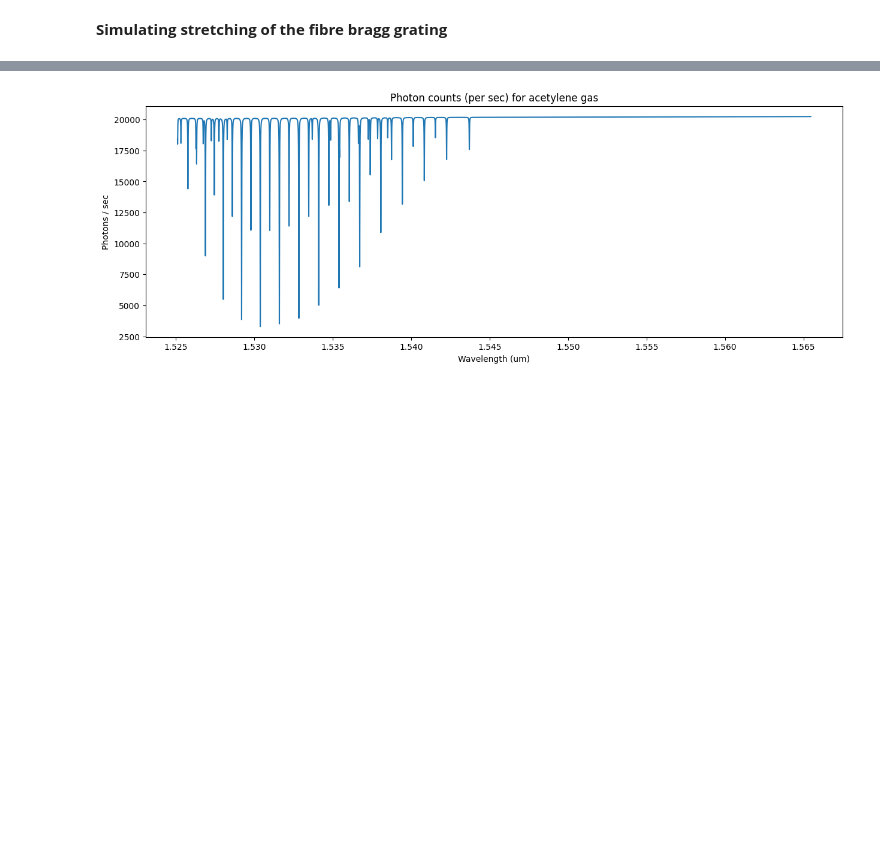
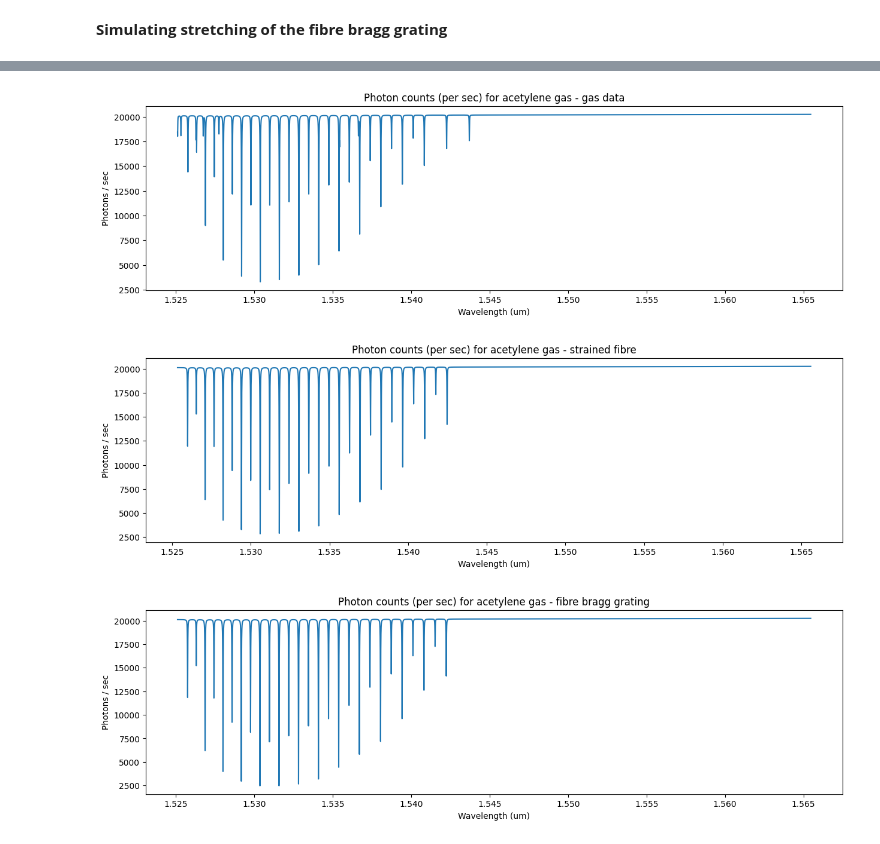
Before and after one commit to SAIL-Labs/FBG-Sensor, a Jupyter notebook: newSimulatingCode_FBG.ipynb, the cells around one changed output, grey strips where cells are left out. Drawn from its saved outputs; the diff is of its cells as text; code cells hidden in the pictures; blank space fills up the shorter version.

```diff
--- a/newSimulatingCode_FBG.ipynb
+++ b/newSimulatingCode_FBG.ipynb
@@ -276,21 +313,19 @@ def blackbodyabsorption(name, wavelength, spectra_data, temp, xlimits, ylimits):
       - wavelength            : loads in the wavelengths
       - spectra_data          : loads in the spectral data
       - temp                  : temperature of the blackbody
-      - xlimits               : user has a choice to input a range of x values (wavelength) i.e.,  [ , ]
-      - ylimits               : user has a choice to input a range of y values (Transmitted Intensity) i.e.,  [ , ]
-      - flux                  : variable consists of the calculated blackbody flux for the given wavelengths
-      - transmitted_intensity : variable consists of the absorption applied to a blackbody of given temperature
+      - xlimits               : user has a choice to input a range of x values (wavelength) i.e.,  [ , ] for the plot
+      - ylimits               : user has a choice to input a range of y values (Transmitted Intensity) i.e.,  [ , ] for the plot
    """
 
    bb = BlackBody(temperature = temp*u.K)
-   wavelength_units = (wavelength*10000)*(u.AA) #confusion regarding the units until cleared leaving it as angstrom
-   flux = bb(wavelength_units)
+   wavelength_units = (wavelength*10000)*(u.AA) #confusion regarding the units until cleared leaving it as angstrom (!!)
+   flux = bb(wavelength_units) #consists of the calculated blackbody flux for the given wavelengths
    transmittance = spectra_data
-   transmitted_intensity = transmittance*flux
+   transmitted_intensity = transmittance*flux #consists of the absorption applied to a blackbody of given temperature
 
    if xlimits is not None or ylimits is not None:
       # Plot with custom limits
-      plt.figure(figsize=(15, 5))
+      plt.figure(figsize=(15, 4))
       plt.plot(wavelength, transmitted_intensity)
       plt.xlim(xlimits)
       plt.ylim(ylimits)
@@ -300,7 +335,7 @@ def blackbodyabsorption(name, wavelength, spectra_data, temp, xlimits, ylimits):
       plt.show()
    else:
       # Plot without custom limits
-      plt.figure(figsize=(15, 5))
+      plt.figure(figsize=(15, 4))
       plt.plot(wavelength, transmitted_intensity)
       plt.title('Blackbody radiation spectrum of' + ' ' + name)
       plt.xlabel('Wavelength (um)')
@@ -421,5 +447,5 @@ def sim_stretch(name, strain, temp_change, thermal_exp_coeff, thermo_optic_coeff
 # %%
 #testing the straining function
 
-interpolatedvals, fbg_transmitted = sim_stretch('acetylene gas', 1e-6, 0, 0.55e-6, 8.6e-6, 0.22, None, [0, 1]) #values for silica, no temperature change
+fibre_wavelength_new, interpolatedvals = simulate_strain('acetylene gas', 1e-4, 0, 0.55e-6, 8.6e-6, 0.22, None, None) #values for silica, no temperature change
 # %% [output]
@@ -434,32 +554,29 @@ def convert_fluxunits_to_photoncounts(name, wavelength, flux, emission_coefficie
         - name                  : input requires the name of the gas to be in the title of the plot,
                                   i.e., 'carbon dioxide gas' or 'carbon dioxide fibre bragg grating'
         - wavelength            : loads in the wavelengths (um)
-        - flux                  : input flux value to be converted into photon counts (erg /(cm2 Hz s sr))
-        - emisson_coefficient   : requires the emission coefficient of the light source filament at a
-                                  particular temperature
+        - flux                  : input flux value to be converted into photon counts. Must be in erg /(cm2 Hz s sr)!
+        - emisson_coefficient   : requires the emission coefficient of the light source filament at a particular temperature
         - area                  : area of the fibre cross-section (cm^2)
         - solid_angle           : solid angle (steradians) that reaches the fibre core of a particular
                                   diameter
-        - photoncount           : variable consists of all the flux values converted into photons/nm sec with units
-        - photoncount_value     : variable consists of all the flux values converted into photons/nm sec without units
-        - xlimits               : user has a choice to input a range of x values (wavelength) i.e.,  [ , ]
-        - ylimits               : user has a choice to input a range of y values (Transmitted Intensity) i.e.,  [ , ]
+        - xlimits               : user has a choice to input a range of x values (wavelength) i.e.,  [ , ] for the plot
+        - ylimits               : user has a choice to input a range of y values (Transmitted Intensity) i.e.,  [ , ] for the plot
     """
     tc = emission_coefficient
     A = area
     sr = solid_angle
     c = const.c.value
     h = const.h.value
-    unitless_flux = flux.value
+    unitless_flux = flux
     frequency = c/(wavelength*(10**(-6))) #calculates the frequency by first converting the wavelength to metres from um
     energy = h*c*frequency
     new_flux = unitless_flux*10**(-7) #such that erg /(cm2 Hz s sr) --> J /(cm2 Hz s sr)
 
-    photoncount_persec = (tc*new_flux*A*sr*frequency)/energy # photons per sec
+    photoncount_persec = (tc*new_flux*A*sr*frequency)/energy # output units in sphotons per sec
 
     if xlimits is not None or ylimits is not None:
       # Plot with custom limits
-        figure(figsize=(15, 5))
+        figure(figsize=(15, 4))
         plt.plot(wavelength, photoncount_persec)
         plt.title('Photon counts (per sec) for' + ' ' + name)
         plt.xlim(xlimits)
@@ -469,7 +586,7 @@ def convert_fluxunits_to_photoncounts(name, wavelength, flux, emission_coefficie
         plt.show()
     else:
         # Plot without custom limits
-        figure(figsize=(15, 5))
+        figure(figsize=(15, 4))
         plt.plot(wavelength, photoncount_persec)
         plt.title('Photon counts (per sec) for' + ' ' + name)
         plt.xlabel('Wavelength (um)')
@@ -480,6 +597,10 @@ def convert_fluxunits_to_photoncounts(name, wavelength, flux, emission_coefficie
 # %%
 #testing unit conversion function
 
-photoncount_persec = convert_fluxunits_to_photoncounts('acetylene gas', spectra_wav, transmitted_intensity, 0.35, 0.000000503, 0.045, None, None)
+photoncount_persec = convert_fluxunits_to_photoncounts('acetylene gas - gas data', spectra_wav, transmitted_intensity, 0.35, 0.000000503, 0.045, None, None)
+photoncount_persec = convert_fluxunits_to_photoncounts('acetylene gas - strained fibre', fibre_wavelength_new, interpolatedvals, 0.35, 0.000000503, 0.045, None, None)
+photoncount_persec = convert_fluxunits_to_photoncounts('acetylene gas - fibre bragg grating', fibre_wavelength, transmitted_intensityFBG, 0.35, 0.000000503, 0.045, None, None)
 # %% [output]
-[figure, old version]
+[figure, new version]
+[figure, added]
+[figure, added]
```
Also changed, not shown: parts of 13 cells of this notebook.
